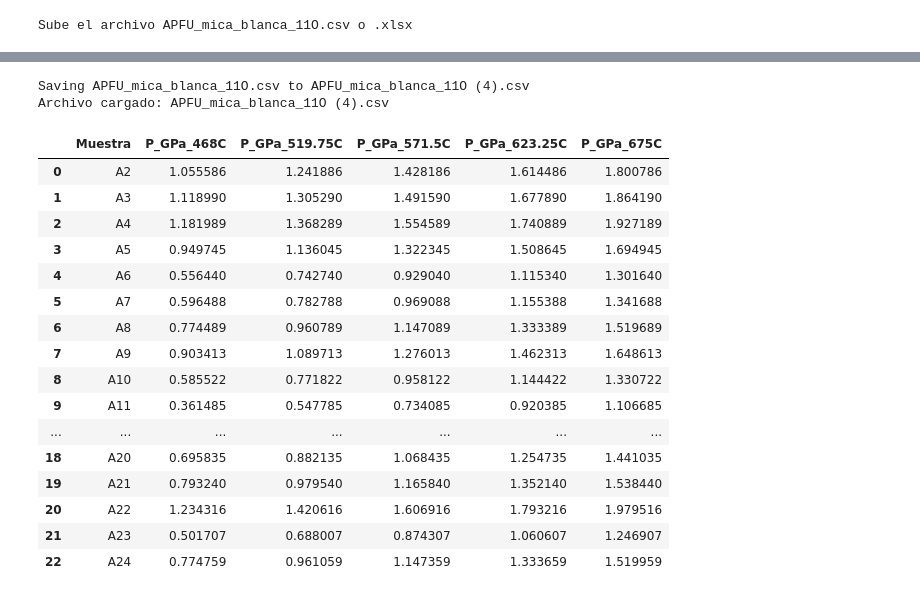
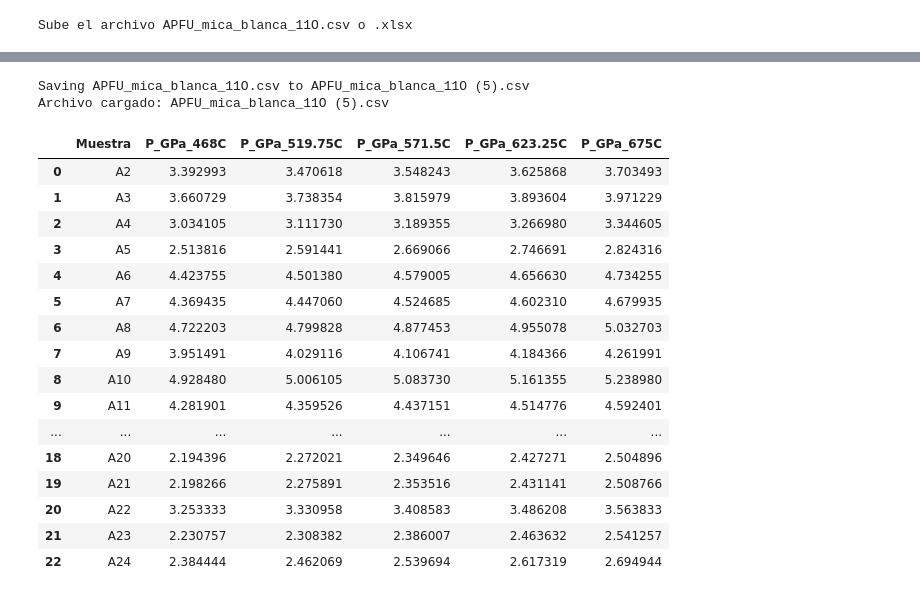
Before and after one commit to purinpurin11/Micas-blancas, a Jupyter notebook: Caddick_&_Thompson_(2008)_para_Si_en_fengita_(1).ipynb, the cells around one changed output, grey strips where cells are left out. Drawn from its saved outputs; the diff is of its cells as text; code cells hidden in the pictures.

```diff
--- a/Caddick_&_Thompson_(2008)_para_Si_en_fengita_(1).ipynb
+++ b/Caddick_&_Thompson_(2008)_para_Si_en_fengita_(1).ipynb
@@ -2,9 +2,9 @@
 <a href="https://colab.research.google.com/github/purinpurin11/Micas-blancas/blob/P-Caddick-%26-Thompson-(2008)-para-Si-en-fengita-(1)/Caddick_%26_Thompson_(2008)_para_Si_en_fengita_(1).ipynb" target="_parent"><img src="https://colab.research.google.com/assets/colab-badge.svg" alt="Open In Colab"/></a>
 # %%
 # ============================================================
-# Cálculo de presiones con barómetro Si-en-fengita
-# Caddick & Thompson (2008)
-# P(GPa) = 4.19*Si + 0.0036*T(K) - 15.15
+# Cálculo de presiones con barómetro Mg-Si en fengita
+# Fórmula:
+# P(GPa) = 8.35*Mg - 1.72*Si + 0.0015*T(K) + 4.59
 # ============================================================
 
 !pip install openpyxl -q
@@ -12,14 +12,14 @@
 import pandas as pd
 from google.colab import files
 
-# Subir archivo
+# 1. Subir archivo
 print("Sube el archivo APFU_mica_blanca_11O.csv o .xlsx")
 uploaded = files.upload()
 
 archivo = list(uploaded.keys())[0]
 print("Archivo cargado:", archivo)
 
-# Leer archivo
+# 2. Leer archivo
 if archivo.lower().endswith((".xlsx", ".xls")):
     df = pd.read_excel(archivo)
 else:
@@ -28,15 +28,16 @@ else:
 # Limpiar nombres de columnas
 df.columns = df.columns.str.strip()
 
-# Verificar columna Si
-if "Si" not in df.columns:
-    raise ValueError("No se encontró la columna 'Si' en el archivo.")
+# 3. Verificar columnas necesarias
+for col in ["Si", "Mg"]:
+    if col not in df.columns:
+        raise ValueError(f"No se encontró la columna '{col}' en el archivo.")
 
 # Verificar o crear columna Muestra
 if "Muestra" not in df.columns:
     df = df.rename(columns={df.columns[0]: "Muestra"})
 
-# Temperaturas
+# 4. Temperaturas solicitadas
 temperaturas = [
     ("468C", 468.0),
     ("519.75C", 519.75),
@@ -45,59 +46,64 @@ temperaturas = [
     ("675C", 675.0)
 ]
 
-# 4. Calcular presiones
+# 5. Calcular presiones con la nueva fórmula
 for nombre, T_C in temperaturas:
     T_K = T_C + 273.15
-    df[f"P_GPa_{nombre}"] = 4.19 * df["Si"] + 0.0036 * T_K - 15.15
+    df[f"P_GPa_{nombre}"] = (
+        8.35 * df["Mg"]
+        - 1.72 * df["Si"]
+        + 0.0015 * T_K
+        + 4.59
+    )
 
-# 5. Seleccionar únicamente las columnas solicitadas (Corregido 'P_Gpa_519.75C' a 'P_GPa_519.75C')
+# 6. Seleccionar columnas de salida
 columnas_salida = [
     "Muestra",
     "P_GPa_468C",
     "P_GPa_519.75C",
     "P_GPa_571.5C",
     "P_GPa_623.25C",
     "P_GPa_675C"
 ]
 
 resultado = df[columnas_salida].copy()
 
-# 6. Exportar a Excel con una sola hoja
+# 7. Exportar a Excel con una sola hoja
 nombre_salida = "Presiones_muestras.xlsx"
 
 with pd.ExcelWriter(nombre_salida, engine="openpyxl") as writer:
     resultado.to_excel(
         writer,
         sheet_name="Presiones_muestras",
         index=False
     )
 
-# 7. Mostrar resultado y descargar
+# 8. Mostrar resultado y descargar
 display(resultado)
 
 files.download(nombre_salida)
 # %% [output]
 Sube el archivo APFU_mica_blanca_11O.csv o .xlsx
 [interactive output not drawn]
-Saving APFU_mica_blanca_11O.csv to APFU_mica_blanca_11O (4).csv
-Archivo cargado: APFU_mica_blanca_11O (4).csv
+Saving APFU_mica_blanca_11O.csv to APFU_mica_blanca_11O (5).csv
+Archivo cargado: APFU_mica_blanca_11O (5).csv
 |  | Muestra | P_GPa_468C | P_GPa_519.75C | P_GPa_571.5C | P_GPa_623.25C | P_GPa_675C |
-| 0 | A2 | 1.055586 | 1.241886 | 1.428186 | 1.614486 | 1.800786 |
-| 1 | A3 | 1.118990 | 1.305290 | 1.491590 | 1.677890 | 1.864190 |
-| 2 | A4 | 1.181989 | 1.368289 | 1.554589 | 1.740889 | 1.927189 |
-| 3 | A5 | 0.949745 | 1.136045 | 1.322345 | 1.508645 | 1.694945 |
-| 4 | A6 | 0.556440 | 0.742740 | 0.929040 | 1.115340 | 1.301640 |
-| 5 | A7 | 0.596488 | 0.782788 | 0.969088 | 1.155388 | 1.341688 |
-| 6 | A8 | 0.774489 | 0.960789 | 1.147089 | 1.333389 | 1.519689 |
-| 7 | A9 | 0.903413 | 1.089713 | 1.276013 | 1.462313 | 1.648613 |
-| 8 | A10 | 0.585522 | 0.771822 | 0.958122 | 1.144422 | 1.330722 |
-| 9 | A11 | 0.361485 | 0.547785 | 0.734085 | 0.920385 | 1.106685 |
+| 0 | A2 | 3.392993 | 3.470618 | 3.548243 | 3.625868 | 3.703493 |
+| 1 | A3 | 3.660729 | 3.738354 | 3.815979 | 3.893604 | 3.971229 |
+| 2 | A4 | 3.034105 | 3.111730 | 3.189355 | 3.266980 | 3.344605 |
+| 3 | A5 | 2.513816 | 2.591441 | 2.669066 | 2.746691 | 2.824316 |
+| 4 | A6 | 4.423755 | 4.501380 | 4.579005 | 4.656630 | 4.734255 |
+| 5 | A7 | 4.369435 | 4.447060 | 4.524685 | 4.602310 | 4.679935 |
+| 6 | A8 | 4.722203 | 4.799828 | 4.877453 | 4.955078 | 5.032703 |
+| 7 | A9 | 3.951491 | 4.029116 | 4.106741 | 4.184366 | 4.261991 |
+| 8 | A10 | 4.928480 | 5.006105 | 5.083730 | 5.161355 | 5.238980 |
+| 9 | A11 | 4.281901 | 4.359526 | 4.437151 | 4.514776 | 4.592401 |
 | ... | ... | ... | ... | ... | ... | ... |
-| 18 | A20 | 0.695835 | 0.882135 | 1.068435 | 1.254735 | 1.441035 |
-| 19 | A21 | 0.793240 | 0.979540 | 1.165840 | 1.352140 | 1.538440 |
-| 20 | A22 | 1.234316 | 1.420616 | 1.606916 | 1.793216 | 1.979516 |
-| 21 | A23 | 0.501707 | 0.688007 | 0.874307 | 1.060607 | 1.246907 |
-| 22 | A24 | 0.774759 | 0.961059 | 1.147359 | 1.333659 | 1.519959 |
+| 18 | A20 | 2.194396 | 2.272021 | 2.349646 | 2.427271 | 2.504896 |
+| 19 | A21 | 2.198266 | 2.275891 | 2.353516 | 2.431141 | 2.508766 |
+| 20 | A22 | 3.253333 | 3.330958 | 3.408583 | 3.486208 | 3.563833 |
+| 21 | A23 | 2.230757 | 2.308382 | 2.386007 | 2.463632 | 2.541257 |
+| 22 | A24 | 2.384444 | 2.462069 | 2.539694 | 2.617319 | 2.694944 |
 [interactive output not drawn]
 [interactive output not drawn]
 # %%
```
Also changed, not shown: parts of 1 cell of this notebook.
